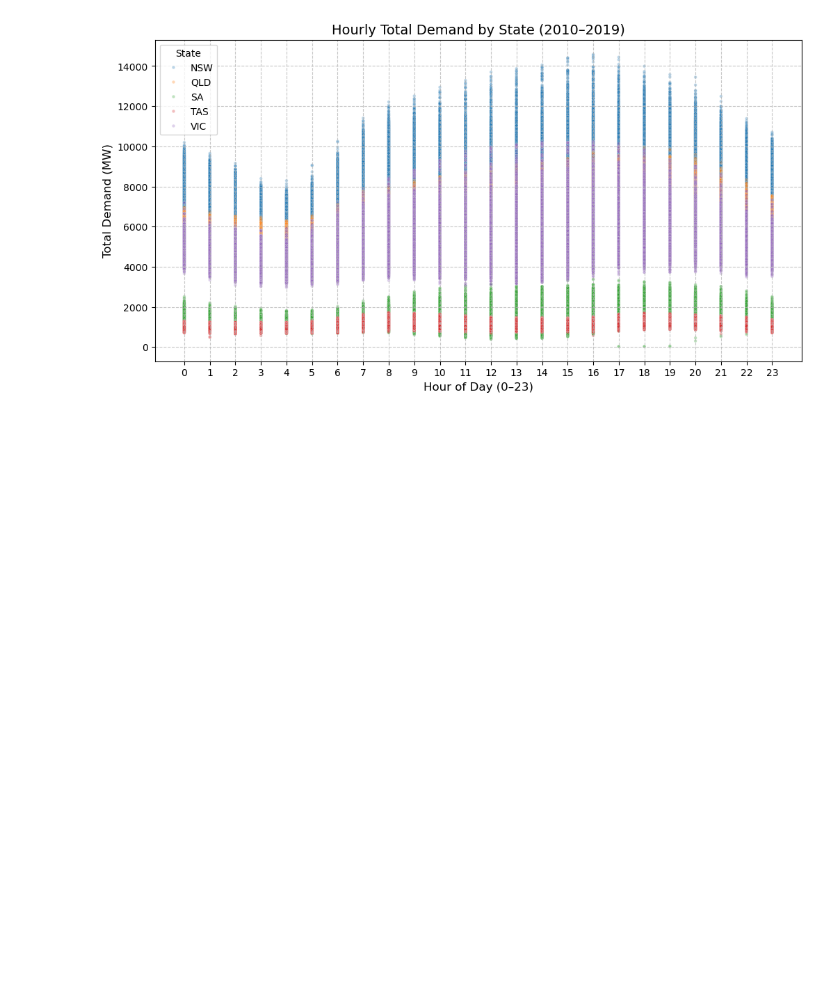
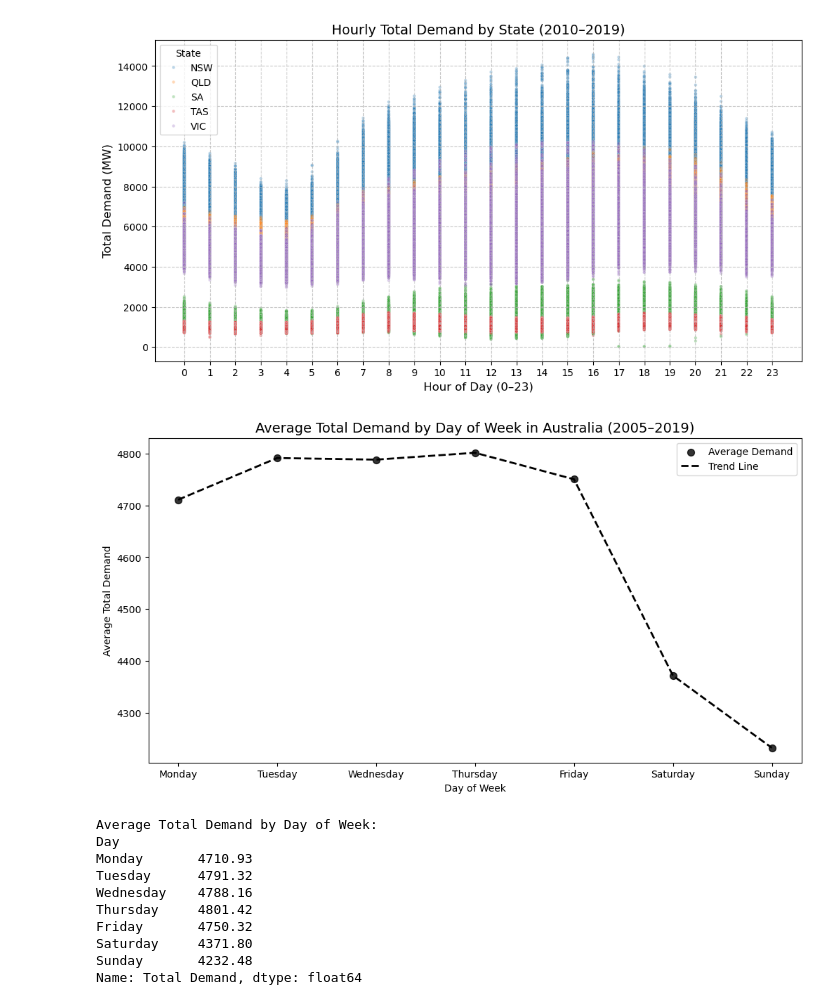
Before and after one commit to harjask-7/ADS1002-project, a Jupyter notebook: notebooks/tymon/Graph.ipynb, the cells around one changed output. Saved outputs shown, nothing was run; the diff lists cells and outputs as text; code cells hidden in the pictures; blank space fills up the shorter version.

```diff
--- a/notebooks/tymon/Graph.ipynb
+++ b/notebooks/tymon/Graph.ipynb
@@ -128,3 +128,49 @@ plt.legend(title="State")
 plt.show()
 # %% [output]
 [figure]
+# %%
+import matplotlib.pyplot as plt
+import pandas as pd
+
+df['Day'] = df['Datetime'].dt.day_name()
+
+# Define the correct order of days
+day_order = ['Monday', 'Tuesday', 'Wednesday', 'Thursday', 'Friday', 'Saturday', 'Sunday']
+
+# Calculate average total demand for each day
+average_demand_by_day = df.groupby('Day')['Total Demand'].mean()
+
+# Reindex to ensure days are ordered from Monday to Sunday
+average_demand_by_day = average_demand_by_day.reindex(day_order)
+
+# Create scatter plot with a connecting line
+plt.figure(figsize=(12, 6))
+plt.scatter(average_demand_by_day.index, average_demand_by_day.values,
+            color='black', s=50, alpha=0.8, label='Average Demand')
+plt.plot(average_demand_by_day.index, average_demand_by_day.values,
+         color='black', linewidth=2, linestyle='--', label='Trend Line')
+
+# Update title and labels
+plt.title("Average Total Demand by Day of Week in Australia (2005–2019)", fontsize=14)
+plt.xlabel("Day of Week")
+plt.ylabel("Average Total Demand")
+plt.legend()
+
+# Show plot
+plt.show()
+
+# Print the averages
+print("Average Total Demand by Day of Week:")
+print(average_demand_by_day.round(2))
+# %% [output]
+[figure, added]
+Average Total Demand by Day of Week:
+Day
+Monday       4710.93
+Tuesday      4791.32
+Wednesday    4788.16
+Thursday     4801.42
+Friday       4750.32
+Saturday     4371.80
+Sunday       4232.48
+Name: Total Demand, dtype: float64
```
Also changed, not shown: parts of 1 cell of this notebook, 2 other files.
